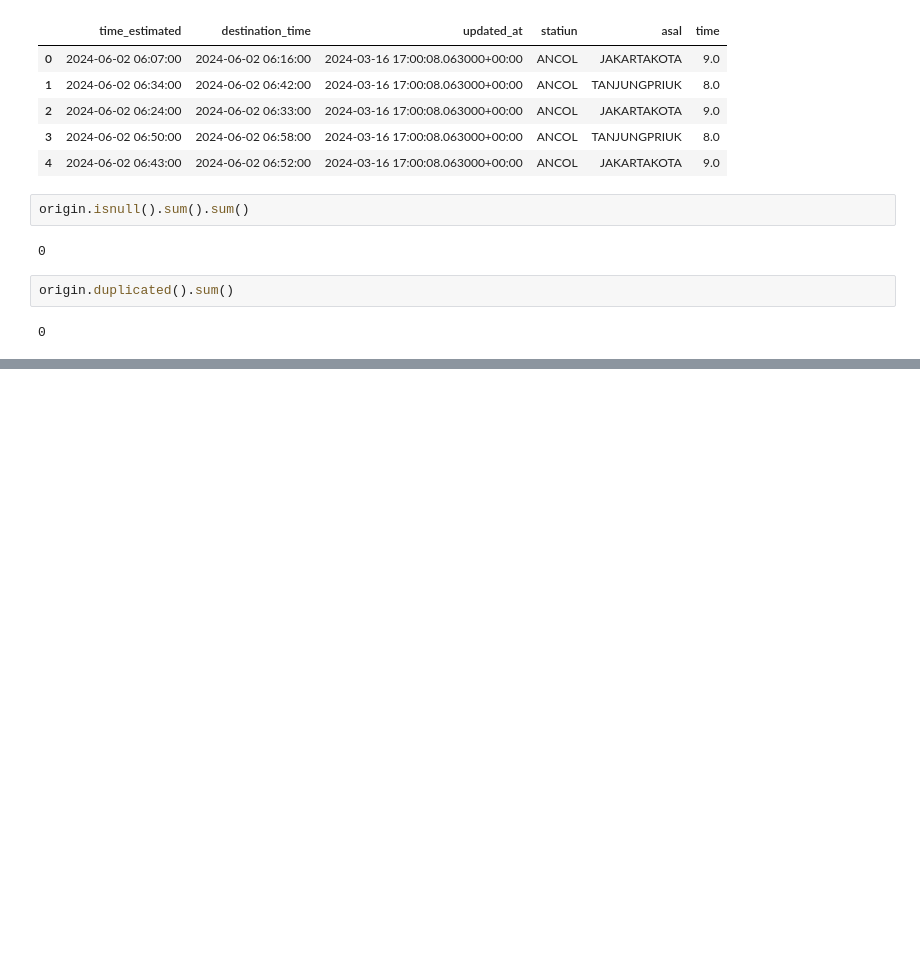
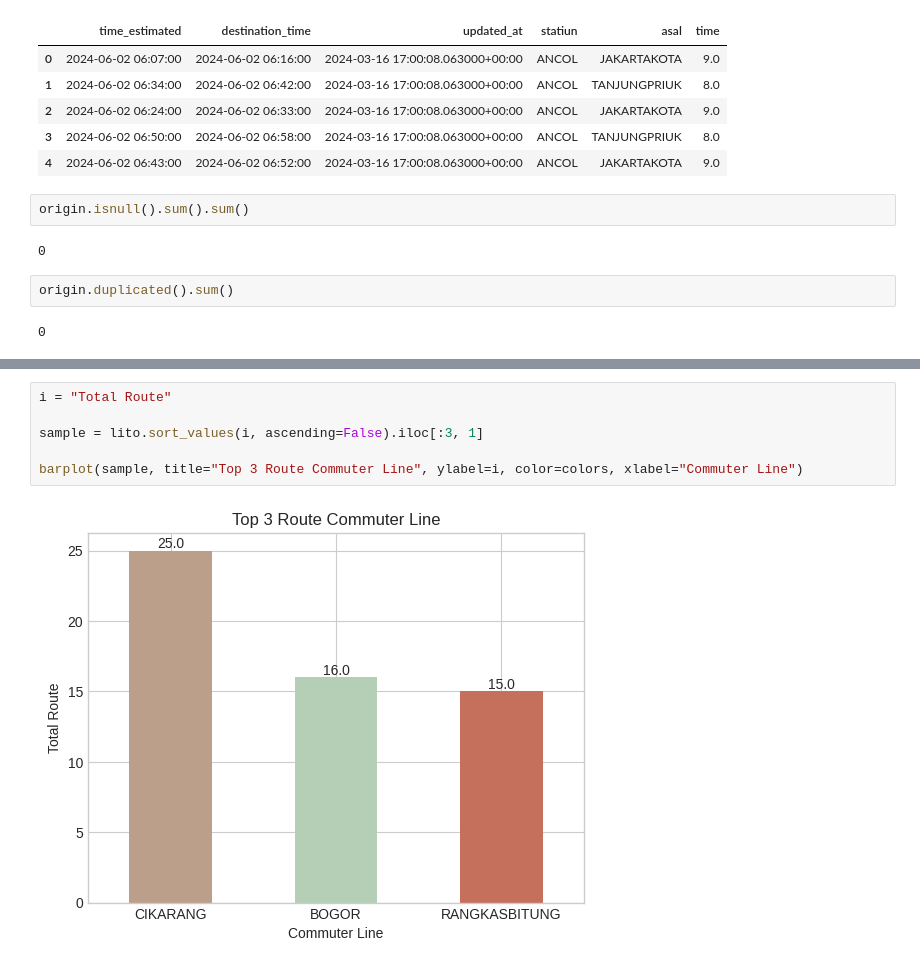
Before and after one commit to Xeroniter/Air, a Jupyter notebook: Year/Year.ipynb, the cells around one changed output, grey strips where cells are left out. Saved outputs shown, nothing was run; the diff lists cells and outputs as text; blank space fills up the shorter version.

```diff
--- a/Year/Year.ipynb
+++ b/Year/Year.ipynb
@@ -40,0 +88,8 @@ origin.duplicated().sum()
+# %%
+i = "Total Route"
+
+sample = lito.sort_values(i, ascending=False).iloc[:3, 1]
+
+barplot(sample, title="Top 3 Route Commuter Line", ylabel=i, color=colors, xlabel="Commuter Line")
+# %% [output]
+[figure, added]
```
Also changed, not shown: parts of 7 cells of this notebook.
